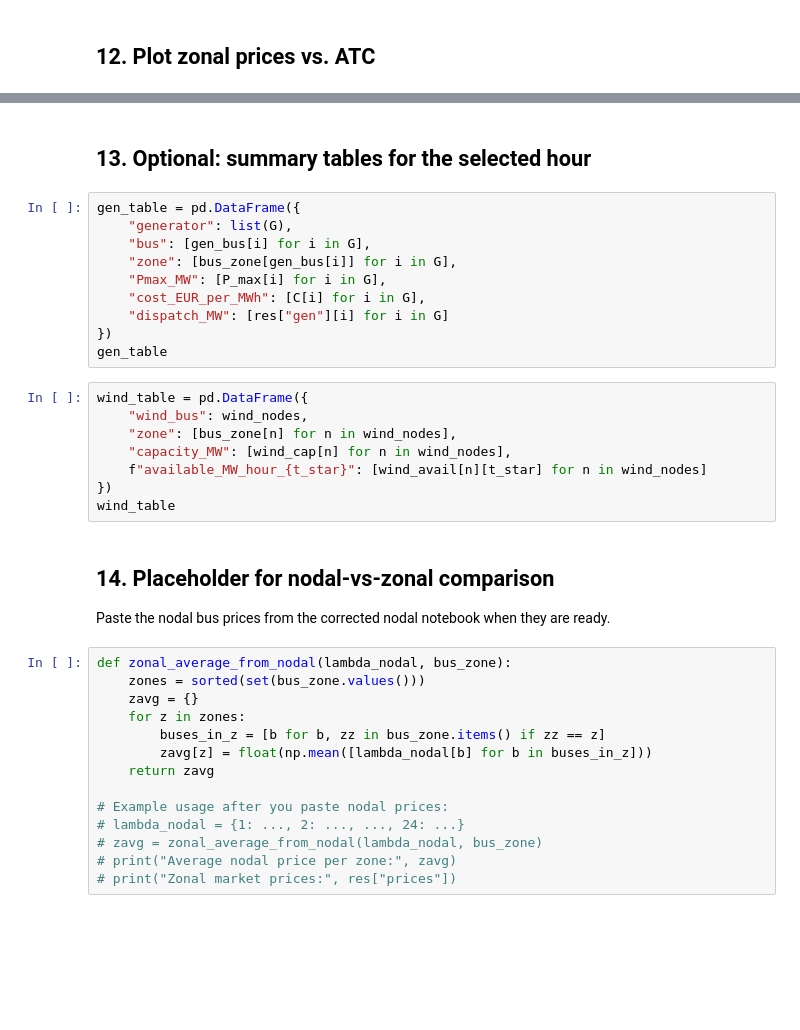
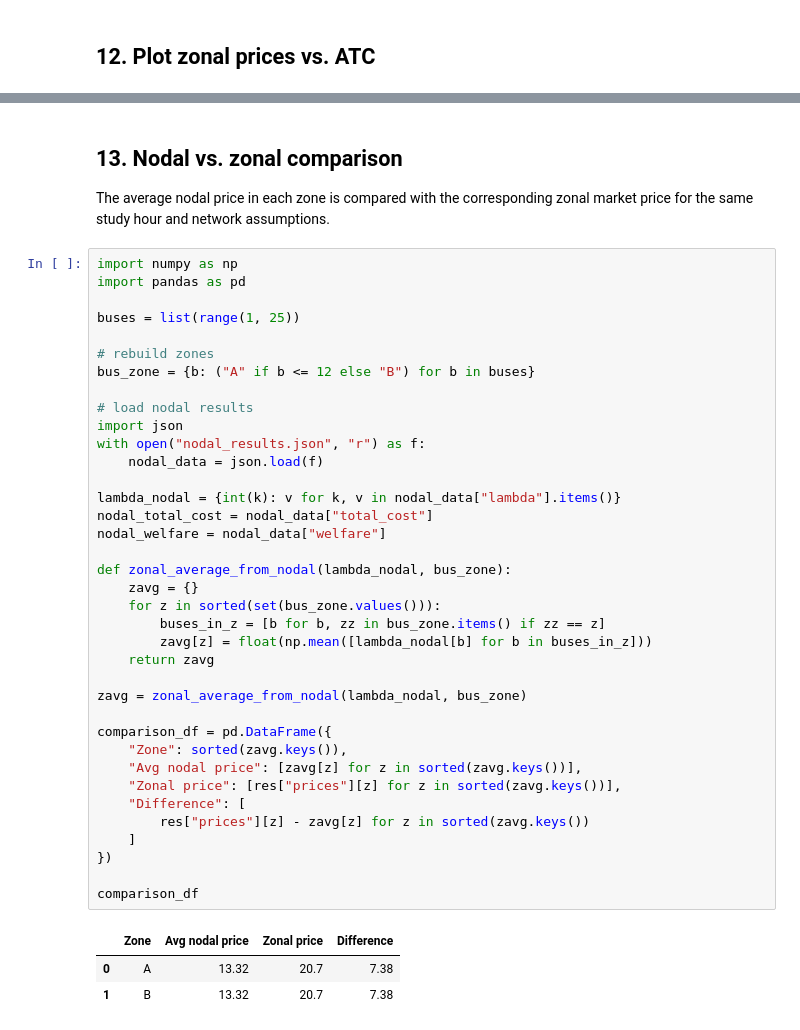
Before and after one commit to KonstantinosKountras/46755-electricity-market-clearing_Asgn1, a Jupyter notebook: Assignment1_3zonal.ipynb, the cells around one changed output, grey strips where cells are left out. Saved outputs shown, nothing was run; the diff lists cells and outputs as text; blank space fills up the shorter version.

Commit message:
Change zonal part for comparison with Nodal and also add the part in nodal to save results.

```diff
--- a/Assignment1_3zonal.ipynb
+++ b/Assignment1_3zonal.ipynb
@@ -374,38 +436,45 @@ plt.show()
-# %% [markdown]
-## 13. Optional: summary tables for the selected hour
-# %%
-gen_table = pd.DataFrame({
-    "generator": list(G),
-    "bus": [gen_bus[i] for i in G],
-    "zone": [bus_zone[gen_bus[i]] for i in G],
-    "Pmax_MW": [P_max[i] for i in G],
-    "cost_EUR_per_MWh": [C[i] for i in G],
-    "dispatch_MW": [res["gen"][i] for i in G]
-})
-gen_table
-# %%
-wind_table = pd.DataFrame({
-    "wind_bus": wind_nodes,
-    "zone": [bus_zone[n] for n in wind_nodes],
-    "capacity_MW": [wind_cap[n] for n in wind_nodes],
-    f"available_MW_hour_{t_star}": [wind_avail[n][t_star] for n in wind_nodes]
-})
-wind_table
 # %% [markdown]
-## 14. Placeholder for nodal-vs-zonal comparison
+## 13. Nodal vs. zonal comparison
 
-Paste the nodal bus prices from the corrected nodal notebook when they are ready.
+The average nodal price in each zone is compared with the corresponding zonal market price for the same study hour and network assumptions.
 # %%
+import numpy as np
+import pandas as pd
+
+buses = list(range(1, 25))
+
+# rebuild zones
+bus_zone = {b: ("A" if b <= 12 else "B") for b in buses}
+
+# load nodal results
+import json
+with open("nodal_results.json", "r") as f:
+    nodal_data = json.load(f)
+
+lambda_nodal = {int(k): v for k, v in nodal_data["lambda"].items()}
+nodal_total_cost = nodal_data["total_cost"]
+nodal_welfare = nodal_data["welfare"]
+
 def zonal_average_from_nodal(lambda_nodal, bus_zone):
-    zones = sorted(set(bus_zone.values()))
     zavg = {}
-    for z in zones:
+    for z in sorted(set(bus_zone.values())):
         buses_in_z = [b for b, zz in bus_zone.items() if zz == z]
         zavg[z] = float(np.mean([lambda_nodal[b] for b in buses_in_z]))
     return zavg
 
-# Example usage after you paste nodal prices:
-# lambda_nodal = {1: ..., 2: ..., ..., 24: ...}
-# zavg = zonal_average_from_nodal(lambda_nodal, bus_zone)
-# print("Average nodal price per zone:", zavg)
-# print("Zonal market prices:", res["prices"])
+zavg = zonal_average_from_nodal(lambda_nodal, bus_zone)
+
+comparison_df = pd.DataFrame({
+    "Zone": sorted(zavg.keys()),
+    "Avg nodal price": [zavg[z] for z in sorted(zavg.keys())],
+    "Zonal price": [res["prices"][z] for z in sorted(zavg.keys())],
+    "Difference": [
+        res["prices"][z] - zavg[z] for z in sorted(zavg.keys())
+    ]
+})
+
+comparison_df
+# %% [output]
+|  | Zone | Avg nodal price | Zonal price | Difference |
+| 0 | A | 13.32 | 20.7 | 7.38 |
+| 1 | B | 13.32 | 20.7 | 7.38 |
```
Also changed, not shown: parts of 13 cells of this notebook, 2 other files.
